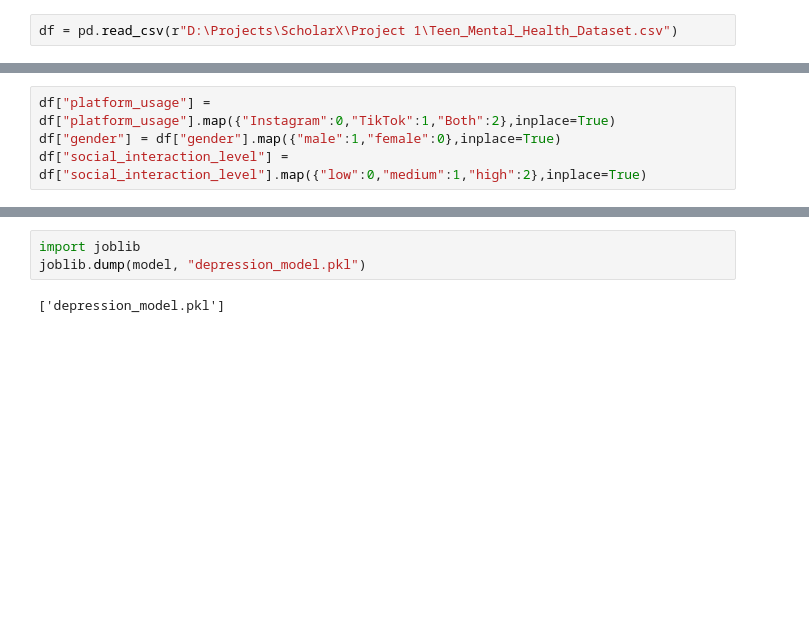
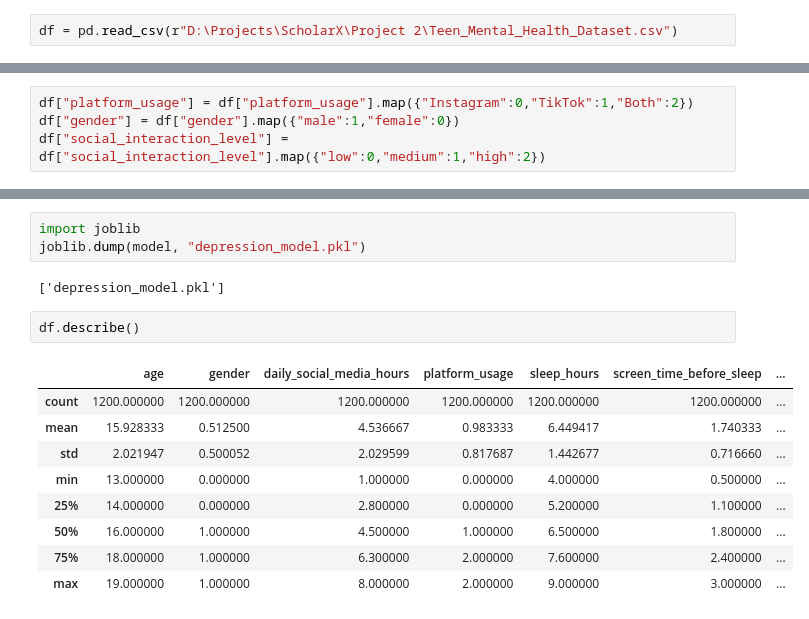
Before and after one commit to muthuselvi-20/ScholarX, a Jupyter notebook: depression_model.ipynb, the cells around one changed output, grey strips where cells are left out. Saved outputs shown, nothing was run; the diff lists cells and outputs as text; blank space fills up the shorter version.

```diff
--- a/depression_model.ipynb
+++ b/depression_model.ipynb
@@ -4,7 +4,7 @@ import pandas as pd
 import matplotlib.pyplot as plt
 import seaborn as sns
 # %%
-df = pd.read_csv(r"D:\Projects\ScholarX\Project 1\Teen_Mental_Health_Dataset.csv")
+df = pd.read_csv(r"D:\Projects\ScholarX\Project 2\Teen_Mental_Health_Dataset.csv")
 # %%
 df.head()
 # %% [output]
@@ -80,9 +80,9 @@ addiction_level : [ 1 10  2  9  7  5  4  8  6  3]
 depression_label : [0 1]
 ::::::::::::::::::::::::::::::::::::::::::::::::::::::::::::
 # %%
-df["platform_usage"] = df["platform_usage"].map({"Instagram":0,"TikTok":1,"Both":2},inplace=True)
-df["gender"] = df["gender"].map({"male":1,"female":0},inplace=True)
-df["social_interaction_level"] = df["social_interaction_level"].map({"low":0,"medium":1,"high":2},inplace=True)
+df["platform_usage"] = df["platform_usage"].map({"Instagram":0,"TikTok":1,"Both":2})
+df["gender"] = df["gender"].map({"male":1,"female":0})
+df["social_interaction_level"] = df["social_interaction_level"].map({"low":0,"medium":1,"high":2})
 # %%
 df.head()
 # %% [output]
@@ -157,3 +152,15 @@ import joblib
 joblib.dump(model, "depression_model.pkl")
 # %% [output]
 ['depression_model.pkl']
+# %%
+df.describe()
+# %% [output]
+|  | age | gender | daily_social_media_hours | platform_usage | sleep_hours | screen_time_before_sleep | ... |
+| count | 1200.000000 | 1200.000000 | 1200.000000 | 1200.000000 | 1200.000000 | 1200.000000 | ... |
+| mean | 15.928333 | 0.512500 | 4.536667 | 0.983333 | 6.449417 | 1.740333 | ... |
+| std | 2.021947 | 0.500052 | 2.029599 | 0.817687 | 1.442677 | 0.716660 | ... |
+| min | 13.000000 | 0.000000 | 1.000000 | 0.000000 | 4.000000 | 0.500000 | ... |
+| 25% | 14.000000 | 0.000000 | 2.800000 | 0.000000 | 5.200000 | 1.100000 | ... |
+| 50% | 16.000000 | 1.000000 | 4.500000 | 1.000000 | 6.500000 | 1.800000 | ... |
+| 75% | 18.000000 | 1.000000 | 6.300000 | 2.000000 | 7.600000 | 2.400000 | ... |
+| max | 19.000000 | 1.000000 | 8.000000 | 2.000000 | 9.000000 | 3.000000 | ... |
```
Also changed, not shown: parts of 17 cells of this notebook, 14 other files.
